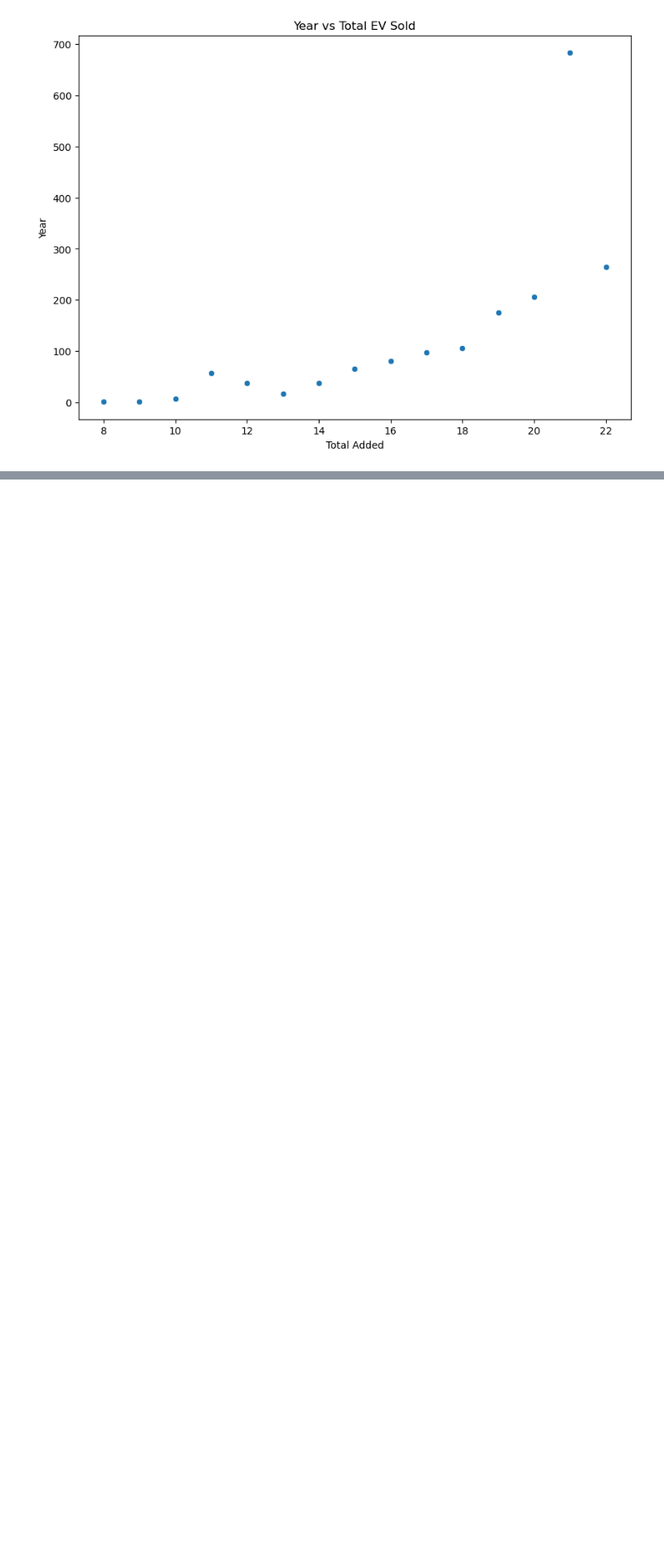
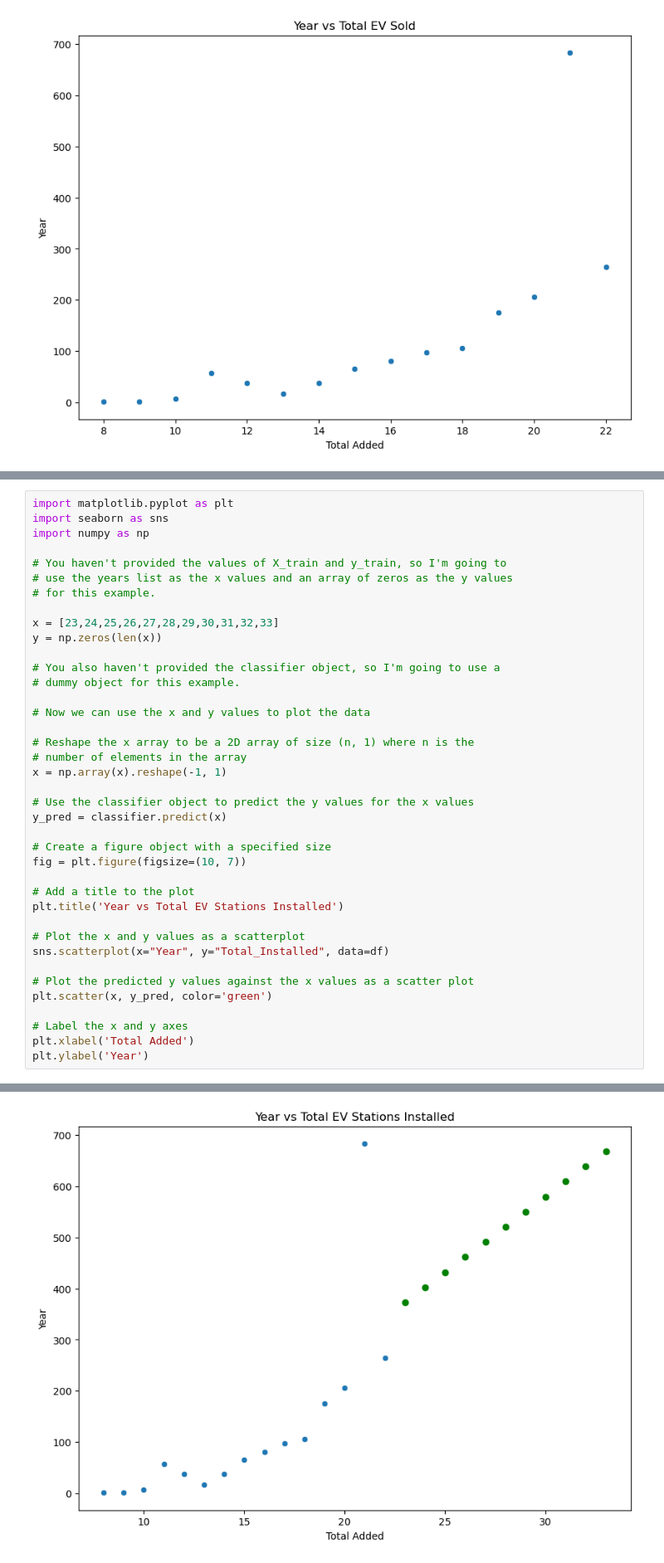
Before and after one commit to DavidN0809/ECGR-4105, a Jupyter notebook: Final Project/EV_Stations.ipynb, the cells around one changed output, grey strips where cells are left out. Shown at 83% size. Drawn from its saved outputs; the diff is of its cells as text; blank space fills up the shorter version.

```diff
--- a/Final Project/EV_Stations.ipynb
+++ b/Final Project/EV_Stations.ipynb
@@ -193,0 +234,40 @@ ValueError: X has 3 features, but LinearRegression is expecting 1 features as in
+# %%
+import matplotlib.pyplot as plt
+import seaborn as sns
+import numpy as np
+
+# You haven't provided the values of X_train and y_train, so I'm going to
+# use the years list as the x values and an array of zeros as the y values
+# for this example.
+
+x = [23,24,25,26,27,28,29,30,31,32,33]
+y = np.zeros(len(x))
+
+# You also haven't provided the classifier object, so I'm going to use a
+# dummy object for this example.
+
+# Now we can use the x and y values to plot the data
+
+# Reshape the x array to be a 2D array of size (n, 1) where n is the
+# number of elements in the array
+x = np.array(x).reshape(-1, 1)
+
+# Use the classifier object to predict the y values for the x values
+y_pred = classifier.predict(x)
+
+# Create a figure object with a specified size
+fig = plt.figure(figsize=(10, 7))
+
+# Add a title to the plot
+plt.title('Year vs Total EV Stations Installed')
+
+# Plot the x and y values as a scatterplot
+sns.scatterplot(x="Year", y="Total_Installed", data=df)
+
+# Plot the predicted y values against the x values as a scatter plot
+plt.scatter(x, y_pred, color='green')
+
+# Label the x and y axes
+plt.xlabel('Total Added')
+plt.ylabel('Year')
+# %% [output]
@@ -193,0 +275 @@ ValueError: X has 3 features, but LinearRegression is expecting 1 features as in
+[figure, added]
```
Also changed, not shown: parts of 12 cells of this notebook, 5 other files.
